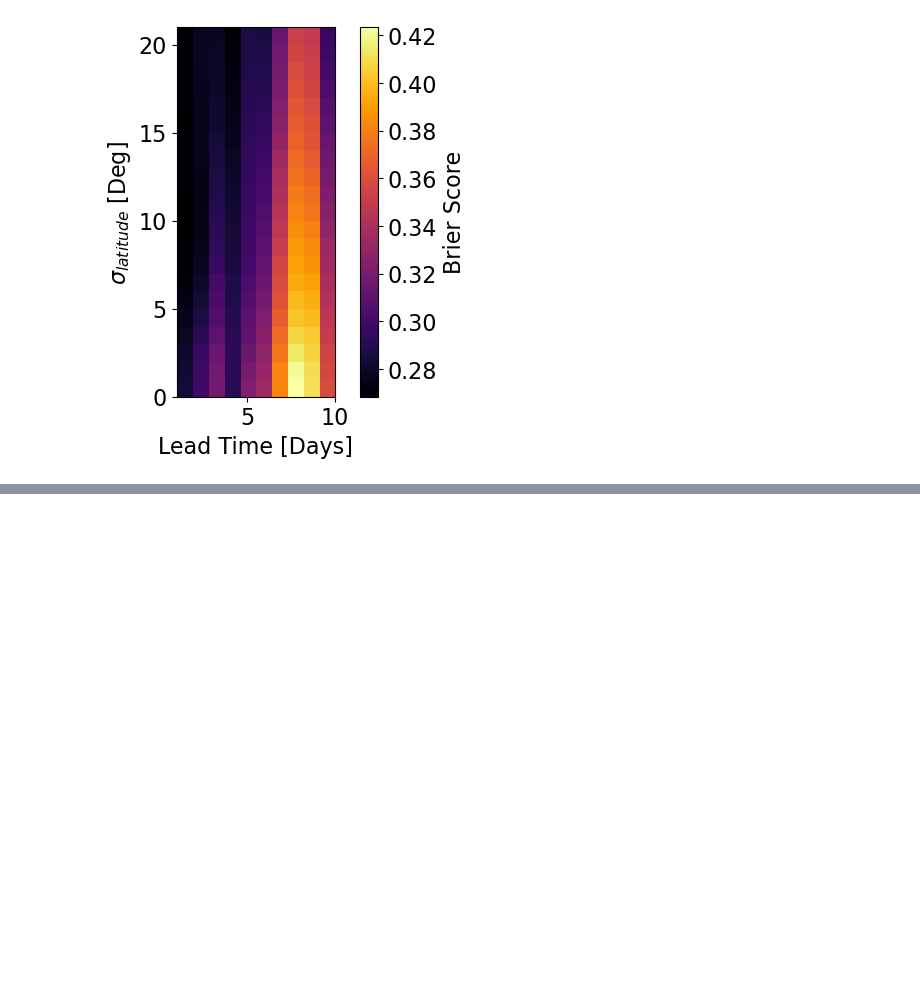
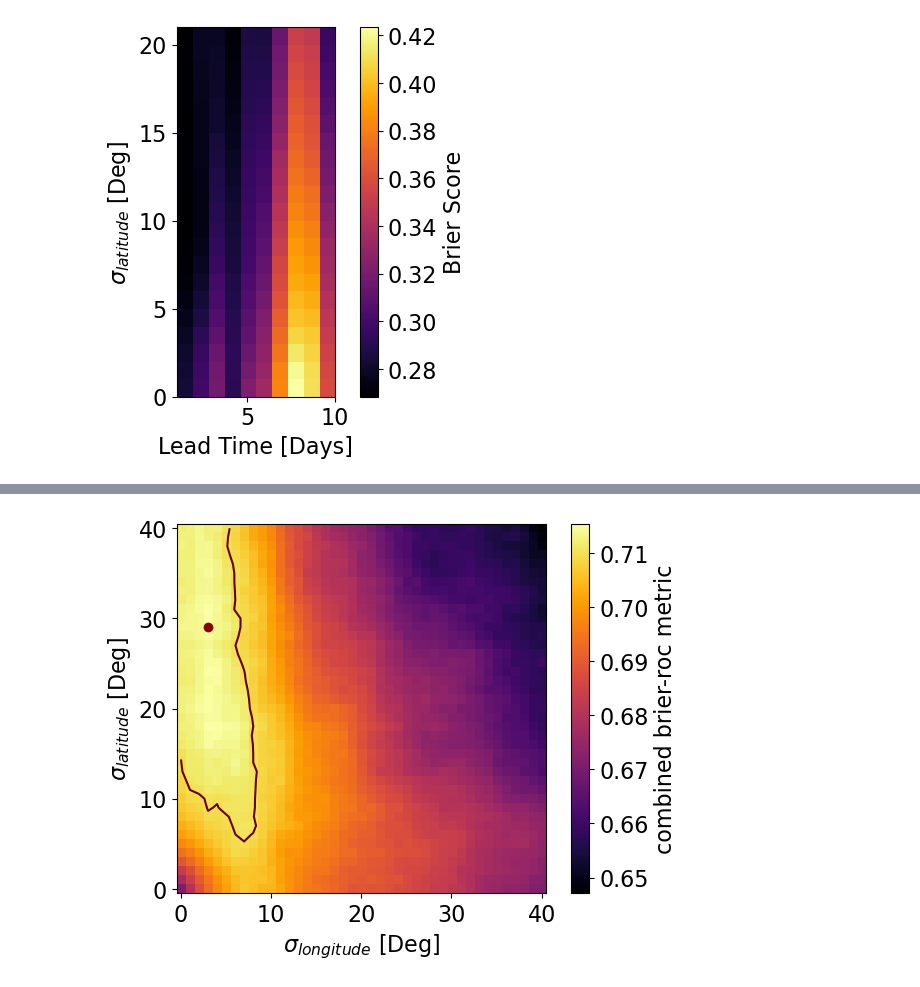
Before and after one commit to NathanielInatimi/WSA_calibration, a Jupyter notebook: code/WSA_calibration.ipynb, the cells around one changed output, grey strips where cells are left out. Saved outputs shown, nothing was run; the diff lists cells and outputs as text; code cells hidden in the pictures; blank space fills up the shorter version.

Commit message:
A few tweaks so evaluation code can accept new ensemble runs over 2020 WSA solutions

```diff
--- a/code/WSA_calibration.ipynb
+++ b/code/WSA_calibration.ipynb
@@ -556,8 +548,16 @@ def read_chi_arr_longitude_file(era_key, sigma_longitude, lead_time):
     return np.genfromtxt(fname = fname, delimiter=',')
 # %%
 # perturbation scale parameters to evaluate
-latitudes_to_test = np.linspace(0,20,21)
-longitudes_to_test = np.linspace(8,20,13)
+latitudes_to_test = np.linspace(0,38,39)
+#longitudes_to_test = np.linspace(0,33,34)
+longitudes_to_test = [0]
+
+# specify date range of ensemble to load in
+start_date = datetime.datetime(2023,1,1)
+end_date = datetime.datetime(2024,1,1)
+
+# list of ensemble netCDF filenames within date_range
+fname_list = get_filenames_between_dates(start_date, end_date)
 
 # Remove rows with NaN values from CME filtered verification dataset
 cme_removed_data = df_filtered.dropna(subset = ['V'])
@@ -636,0 +710,16 @@ plt.show()
+# %%
+combined_bs_roc = ((1 - np.array(brier_arr) + np.array(roc_arr)))/2
+maxdex = np.argwhere(np.log10(combined_bs_roc).T== np.max(np.log10(combined_bs_roc)).T)[0]
+
+plt.imshow(combined_bs_roc.T, cmap = 'inferno', origin = 'lower')
+plt.xlabel(r'$\sigma_{longitude}$ [Deg]')
+plt.ylabel(r'$\sigma_{latitude}$ [Deg]')
+#plt.yticks(np.linspace(0,20,6))
+plt.colorbar(label = 'combined brier-roc metric')
+
+roc_bs_range = np.max(combined_bs_roc) - np.min(combined_bs_roc)
+plt.contour(np.log10(combined_bs_roc).T, cmap = 'Reds_r', levels = [np.max(np.log10(combined_bs_roc).T) - roc_bs_range*0.05])
+plt.plot(maxdex[1], maxdex[0], color = 'darkred', marker = 'o', lw = 0)
+plt.show()
+# %% [output]
+[figure, added]
```
Also changed, not shown: parts of 9 cells of this notebook, 4 other files.
